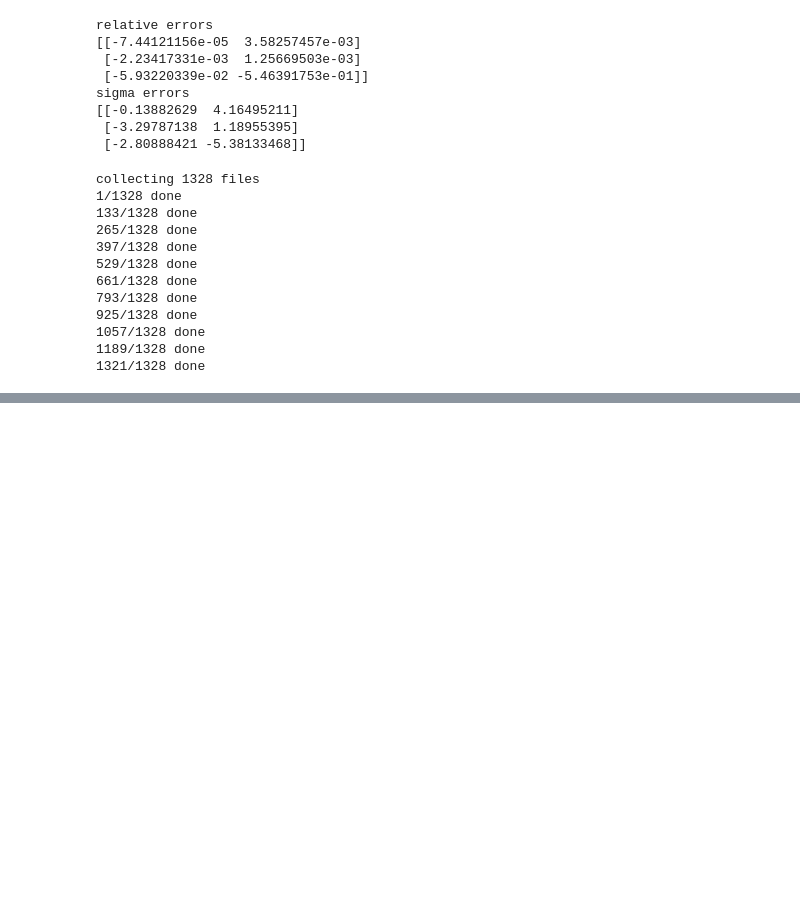
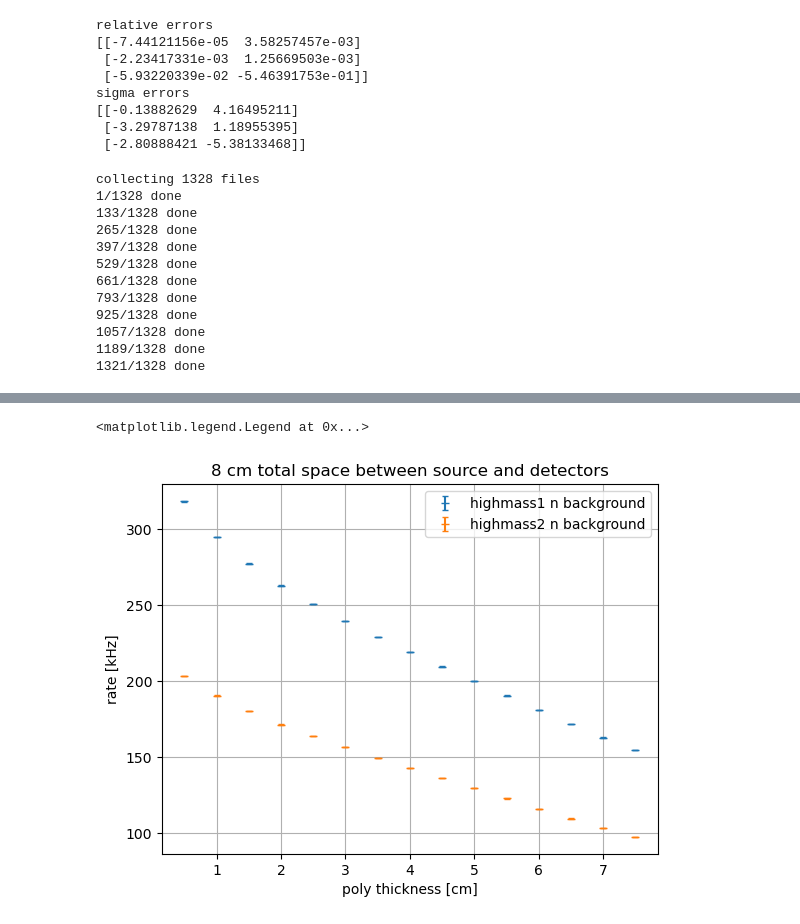
Before and after one commit to tamu-edu/doublecap, a Jupyter notebook: analysis/rate_calculations.ipynb, the cells around one changed output, grey strips where cells are left out. Cells and saved outputs as stored; diff of their text form; code cells hidden in the pictures; blank space fills up the shorter version.

```diff
--- a/analysis/rate_calculations.ipynb
+++ b/analysis/rate_calculations.ipynb
@@ -430,0 +443,41 @@ array([5., 5., 5., 5., 5., 5., 5., 5., 5., 5., 5., 5., 5., 5., 5., 5., 5.,
+# %%
+# collect rate data
+all_rates = []
+drates = []
+lead = []
+poly = []
+
+for l, p in opt8.rates:
+    lead.append(l)
+    poly.append(p)
+    all_rates.append(opt8.rates[(l,p)])
+    drates.append(opt8.drates[(l,p)])
+
+all_rates = np.array(all_rates)
+drates = np.array(drates)
+lead = np.array(lead)
+poly = np.array(poly)
+
+
+lm_capture = all_rates[:,2,1]
+lm_capture_err = drates[:,2,1]
+
+hm1_total = all_rates[:,0,:].sum(axis = 1)
+hm1_total_err = drates[:,0,:].sum(axis = 1)
+
+hm2_total = all_rates[:,1,:].sum(axis = 1)
+hm2_total_err = drates[:,1,:].sum(axis = 1)
+
+plt.figure()
+#plt.errorbar(poly, lm_capture/1e3, yerr = lm_capture_err/1e3, linestyle = '', marker = '_', capsize = 2, label = 'lowmass capturees')
+plt.errorbar(poly, hm1_total/1e3, yerr = hm1_total_err/1e3, linestyle = '', marker = '_', capsize = 2, label = 'highmass1 n background')
+plt.errorbar(poly, hm2_total/1e3, yerr = hm2_total_err/1e3, linestyle = '', marker = '_', capsize = 2, label = 'highmass2 n background')
+plt.grid()
+#plt.semilogy()
+plt.title(f'8 cm total space between source and detectors')
+plt.xlabel('poly thickness [cm]')
+plt.ylabel('rate [kHz]')
+plt.legend()
+# %% [output]
+<matplotlib.legend.Legend at 0x...>
+[figure, added]
```
Also changed, not shown: parts of 22 cells of this notebook, 1 other file.
